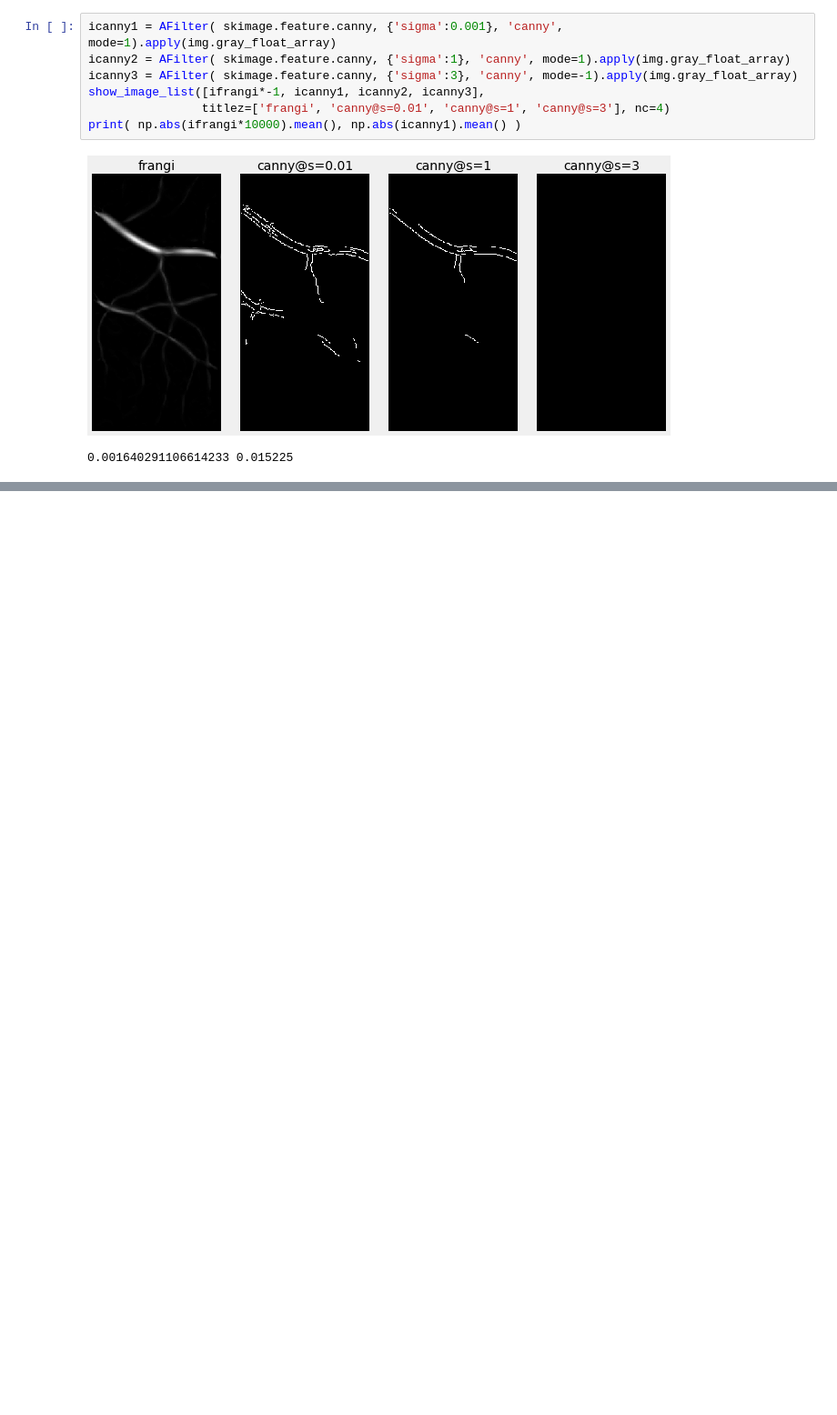
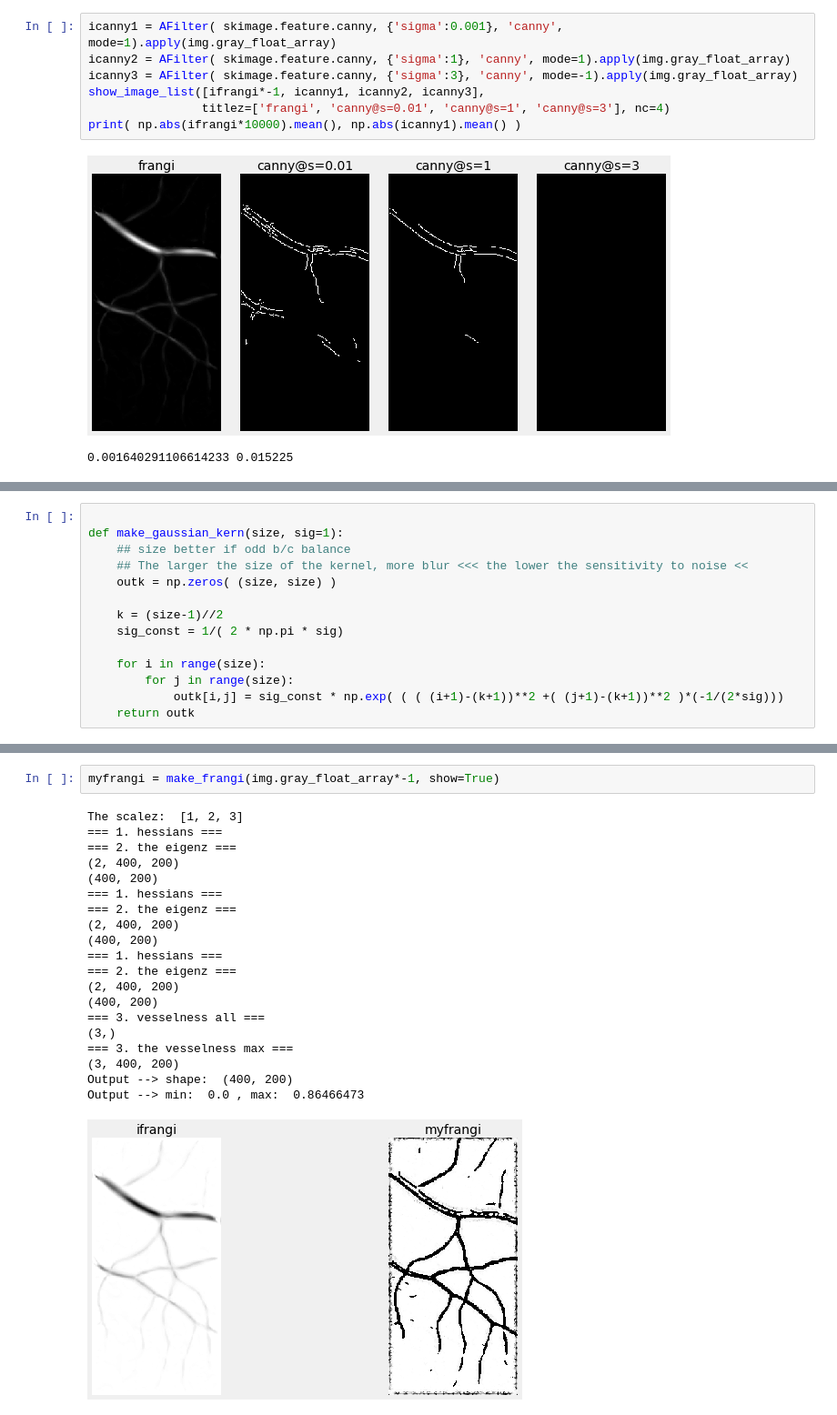
Before and after one commit to bilha-analytics/school, a Jupyter notebook: notebooks/dsp_image/paper/002_frangi_comparison_report.ipynb, the cells around one changed output, grey strips where cells are left out. Shown at 91% size. Cells and saved outputs as stored; diff of their text form; blank space fills up the shorter version.

Commit message:
myfrangi updates

```diff
--- a/notebooks/dsp_image/paper/002_frangi_comparison_report.ipynb
+++ b/notebooks/dsp_image/paper/002_frangi_comparison_report.ipynb
@@ -467,0 +470,14 @@ print( np.abs(ifrangi*10000).mean(), np.abs(icanny1).mean() )
+# %%
+
+def make_gaussian_kern(size, sig=1):
+    ## size better if odd b/c balance
+    ## The larger the size of the kernel, more blur <<< the lower the sensitivity to noise <<
+    outk = np.zeros( (size, size) )
+
+    k = (size-1)//2
+    sig_const = 1/( 2 * np.pi * sig)
+
+    for i in range(size):
+        for j in range(size):
+            outk[i,j] = sig_const * np.exp( ( ( (i+1)-(k+1))**2 +( (j+1)-(k+1))**2 )*(-1/(2*sig)))
+    return outk
@@ -467,0 +577,23 @@ print( np.abs(ifrangi*10000).mean(), np.abs(icanny1).mean() )
+# %%
+myfrangi = make_frangi(img.gray_float_array*-1, show=True)
+# %% [output]
+The scalez:  [1, 2, 3]
+=== 1. hessians ===
+=== 2. the eigenz ===
+(2, 400, 200)
+(400, 200)
+=== 1. hessians ===
+=== 2. the eigenz ===
+(2, 400, 200)
+(400, 200)
+=== 1. hessians ===
+=== 2. the eigenz ===
+(2, 400, 200)
+(400, 200)
+=== 3. vesselness all ===
+(3,)
+=== 3. the vesselness max ===
+(3, 400, 200)
+Output --> shape:  (400, 200)
+Output --> min:  0.0 , max:  0.86466473
+[figure, added]
```
Also changed, not shown: parts of 4 cells of this notebook.
